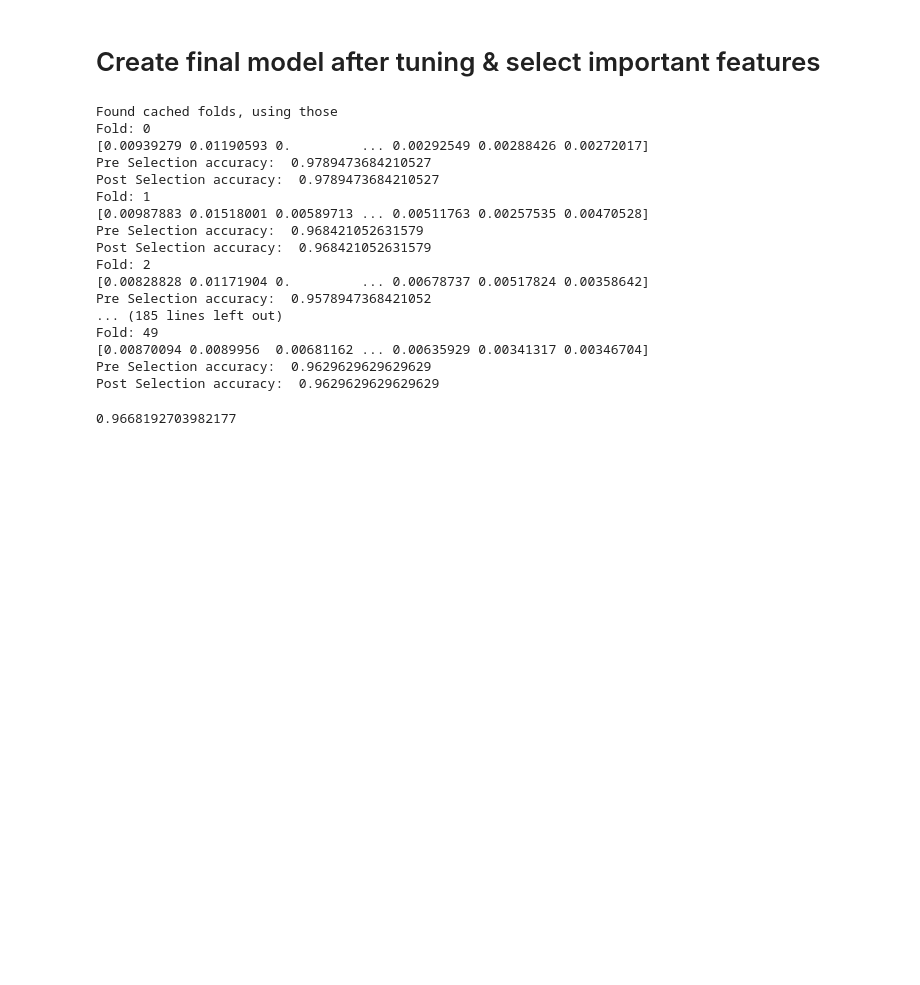
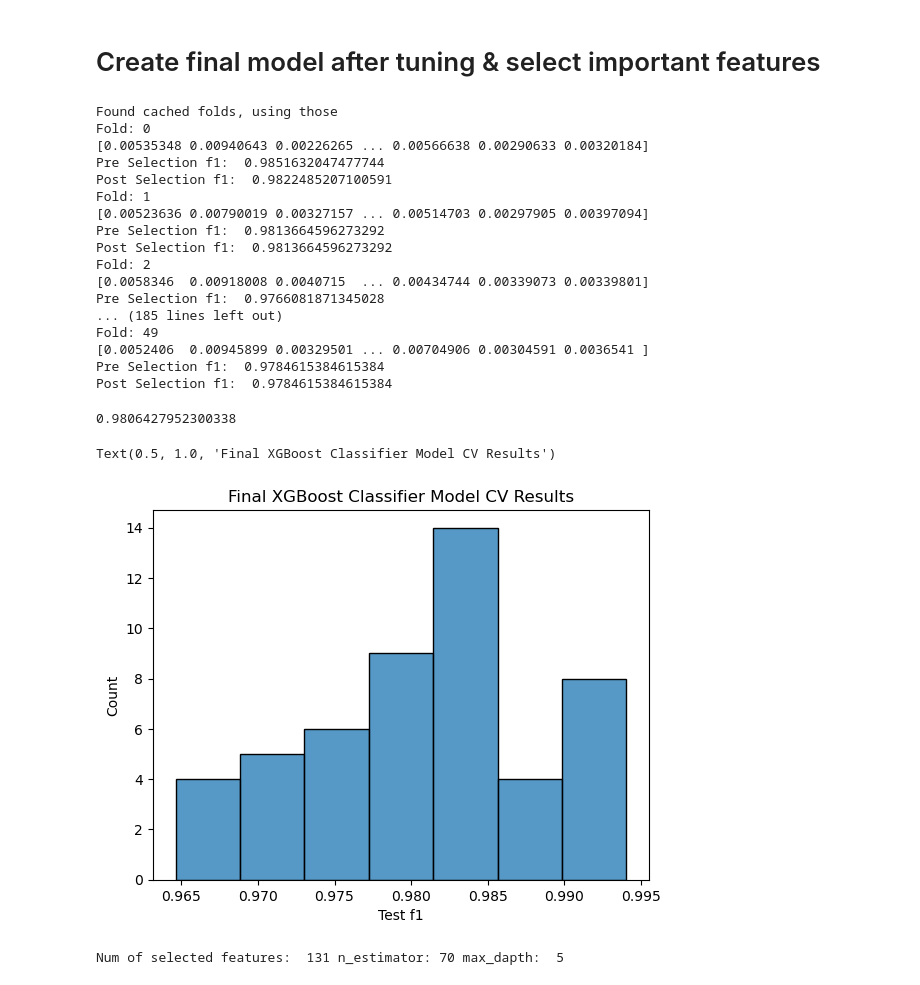
Before and after one commit to KingJMS1/JMT6366Project, a Jupyter notebook: Classifier/XGBoost Classifier.ipynb, the cells around one changed output. Cells and saved outputs as stored; diff of their text form; code cells hidden in the pictures; blank space fills up the shorter version.

```diff
--- a/Classifier/XGBoost Classifier.ipynb
+++ b/Classifier/XGBoost Classifier.ipynb
@@ -286,7 +269,7 @@ envGen = get_train_environment(n_splits=50)
 # The holdout set is not included in the cross validation folds, use it at the very end to evaluate overall performance
 stats, X, X_holdout, y, y_holdout = next(envGen)
 
-final_accuracys = []
+final_f1s = []
 final_selection_intersection = set()
 allSelecteds = []
 
@@ -303,8 +286,8 @@ for fold, stats, X_train_fold, X_test_fold, y_train_fold, y_test_fold in envGen:
     # make predictions for test data and evaluate
     pre_predictions = model.predict(X_test_fold)
 
-    pre_accuracy = accuracy_score(class_y_test, pre_predictions)
-    print("Pre Selection accuracy: ", pre_accuracy)
+    pre_f1 = f1_score(class_y_test, pre_predictions)
+    print("Pre Selection f1: ", pre_f1)
 
     thresholds = enumerate(model.feature_importances_)
     thresholds = [x for x in thresholds]
@@ -324,31 +307,42 @@ for fold, stats, X_train_fold, X_test_fold, y_train_fold, y_test_fold in envGen:
     model.fit(XT, class_y_train)
 
     post_predictions = model.predict(X_test_fold[:, selectedFeatures])
-    post_accuracy = accuracy_score(class_y_test, post_predictions)
-    print("Post Selection accuracy: ", post_accuracy)
-    final_accuracys.append(post_accuracy)
+    post_f1 = f1_score(class_y_test, post_predictions)
+    print("Post Selection f1: ", post_f1)
+    final_f1s.append(post_f1)
 # %% [output]
 Found cached folds, using those
 Fold: 0
-[0.00939279 0.01190593 0.         ... 0.00292549 0.00288426 0.00272017]
-Pre Selection accuracy:  0.9789473684210527
-Post Selection accuracy:  0.9789473684210527
+[0.00535348 0.00940643 0.00226265 ... 0.00566638 0.00290633 0.00320184]
+Pre Selection f1:  0.9851632047477744
+Post Selection f1:  0.9822485207100591
 Fold: 1
-[0.00987883 0.01518001 0.00589713 ... 0.00511763 0.00257535 0.00470528]
-Pre Selection accuracy:  0.968421052631579
-Post Selection accuracy:  0.968421052631579
+[0.00523636 0.00790019 0.00327157 ... 0.00514703 0.00297905 0.00397094]
+Pre Selection f1:  0.9813664596273292
+Post Selection f1:  0.9813664596273292
 Fold: 2
-[0.00828828 0.01171904 0.         ... 0.00678737 0.00517824 0.00358642]
-Pre Selection accuracy:  0.9578947368421052
+[0.0058346  0.00918008 0.0040715  ... 0.00434744 0.00339073 0.00339801]
+Pre Selection f1:  0.9766081871345028
 ... (185 lines left out)
 Fold: 49
-[0.00870094 0.0089956  0.00681162 ... 0.00635929 0.00341317 0.00346704]
-Pre Selection accuracy:  0.9629629629629629
-Post Selection accuracy:  0.9629629629629629
+[0.0052406  0.00945899 0.00329501 ... 0.00704906 0.00304591 0.0036541 ]
+Pre Selection f1:  0.9784615384615384
+Post Selection f1:  0.9784615384615384
 # %%
-print(np.mean(final_accuracys))
+print(np.mean(final_f1s))
 # %% [output]
-0.9668192703982177
+0.9806427952300338
+# %%
+ax = sns.histplot(final_f1s)
+ax.set_xlabel("Test f1")
+ax.set_title("Final XGBoost Classifier Model CV Results")
+# %% [output]
+Text(0.5, 1.0, 'Final XGBoost Classifier Model CV Results')
+[figure, added]
+# %%
+print("Num of selected features: ",optimal_FeatureNum[0], "n_estimator:", best_params[0],"max_dapth: ",best_params[1])
+# %% [output]
+Num of selected features:  131 n_estimator: 70 max_dapth:  5
 # %%
 def feature_labels(features):
     data = pd.read_csv("FinalData.csv")
```
Also changed, not shown: parts of 13 cells of this notebook, 3 other files.
